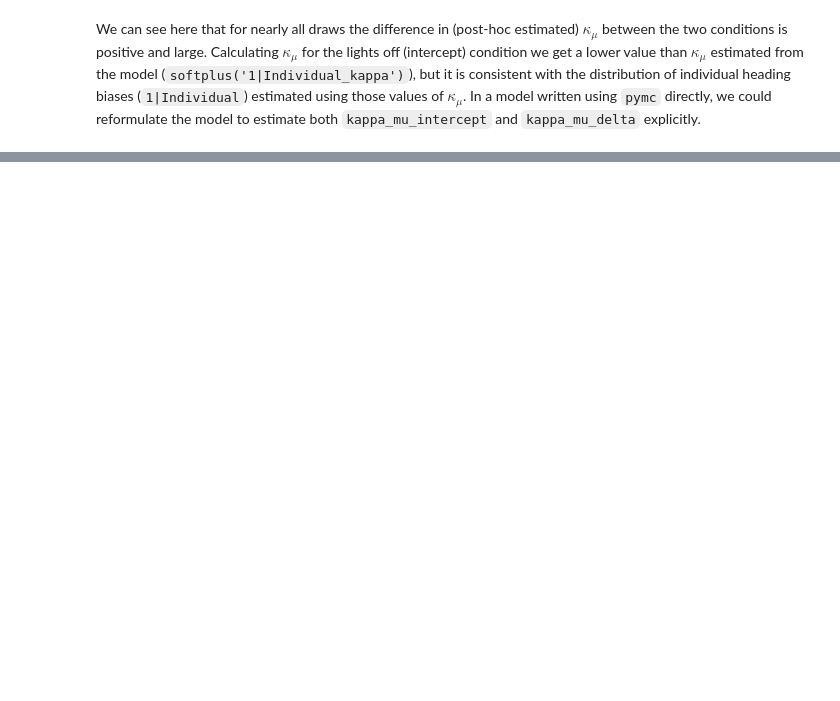
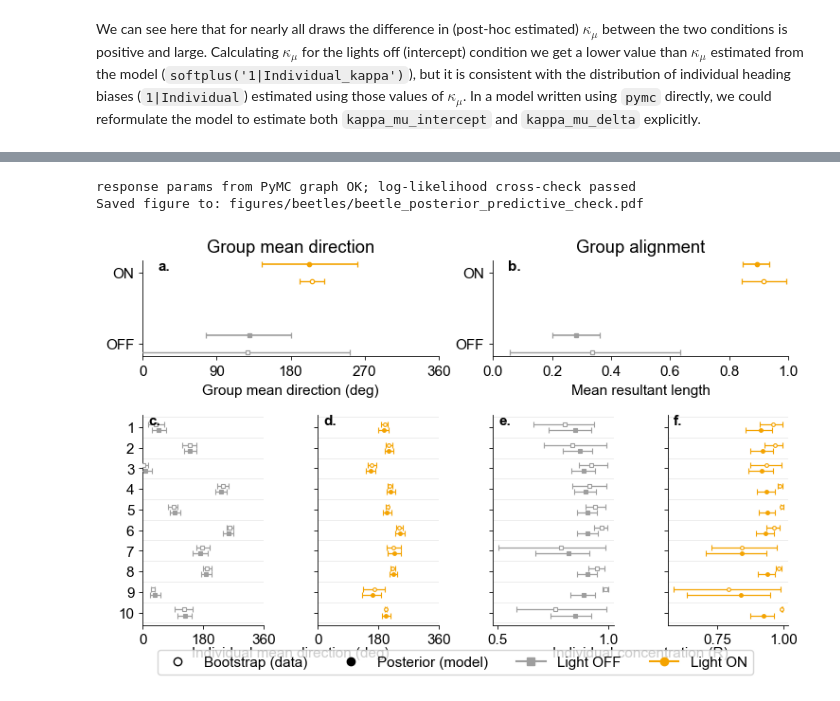
Before and after one commit to jgraving/unwrap, a Jupyter notebook: notebooks/beetles.ipynb, the cells around one changed output, grey strips where cells are left out. Cells and saved outputs as stored; diff of their text form; code cells hidden in the pictures; blank space fills up the shorter version.

```diff
--- a/notebooks/beetles.ipynb
+++ b/notebooks/beetles.ipynb
@@ -333,0 +313,10 @@ Saved figure to: figures/beetles/beetle_posterior_predictive_check.pdf
+# %%
+# Everything (bootstrap resampling, posterior statistics, log-likelihood
+# cross-check, and the figure) is inside the call below.
+plots.plot_ppc(idata_treat, model_treat, df,
+               save_path="figures/beetles/beetle_posterior_predictive_check.pdf")
+plt.show()
+# %% [output]
+response params from PyMC graph OK; log-likelihood cross-check passed
+Saved figure to: figures/beetles/beetle_posterior_predictive_check.pdf
+[figure, added]
```
Also changed, not shown: parts of 26 cells of this notebook.
